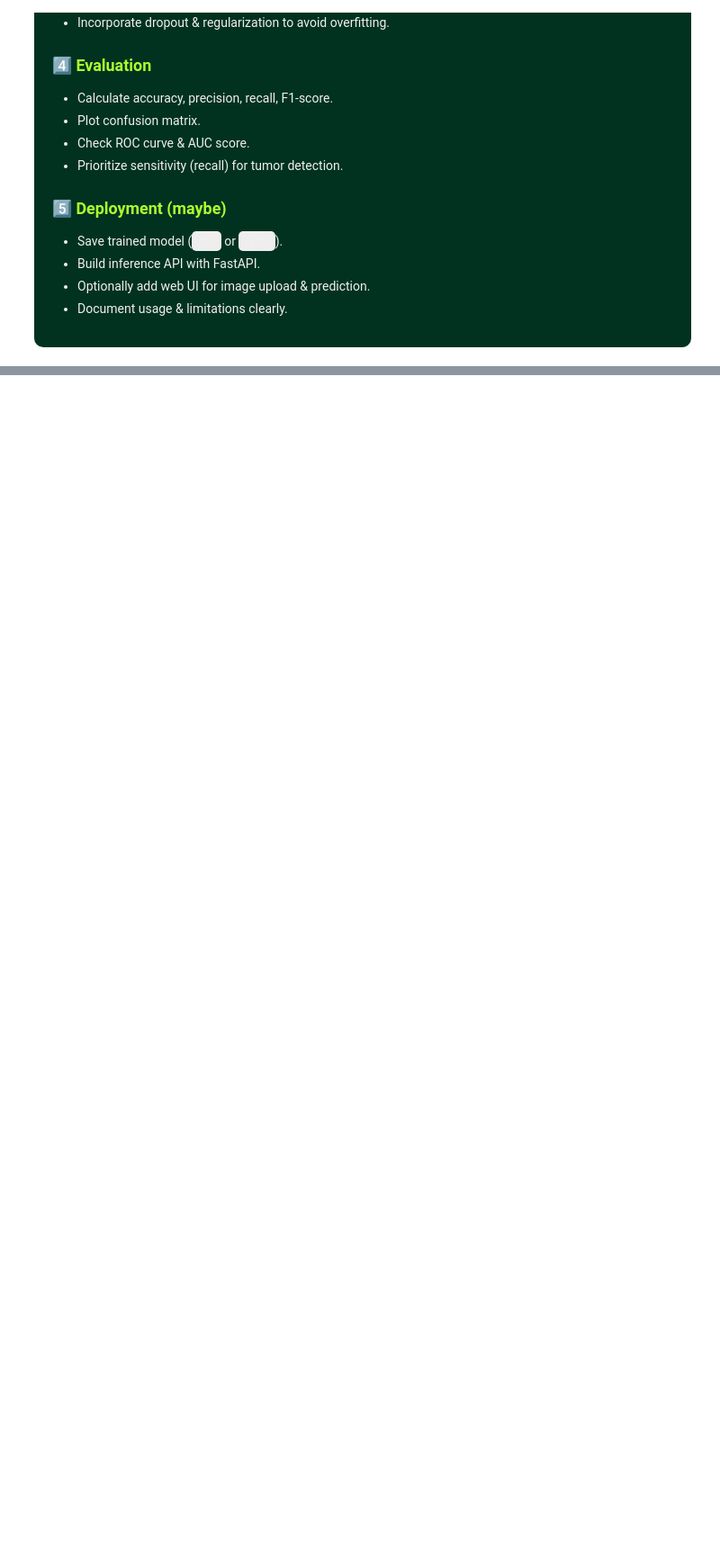
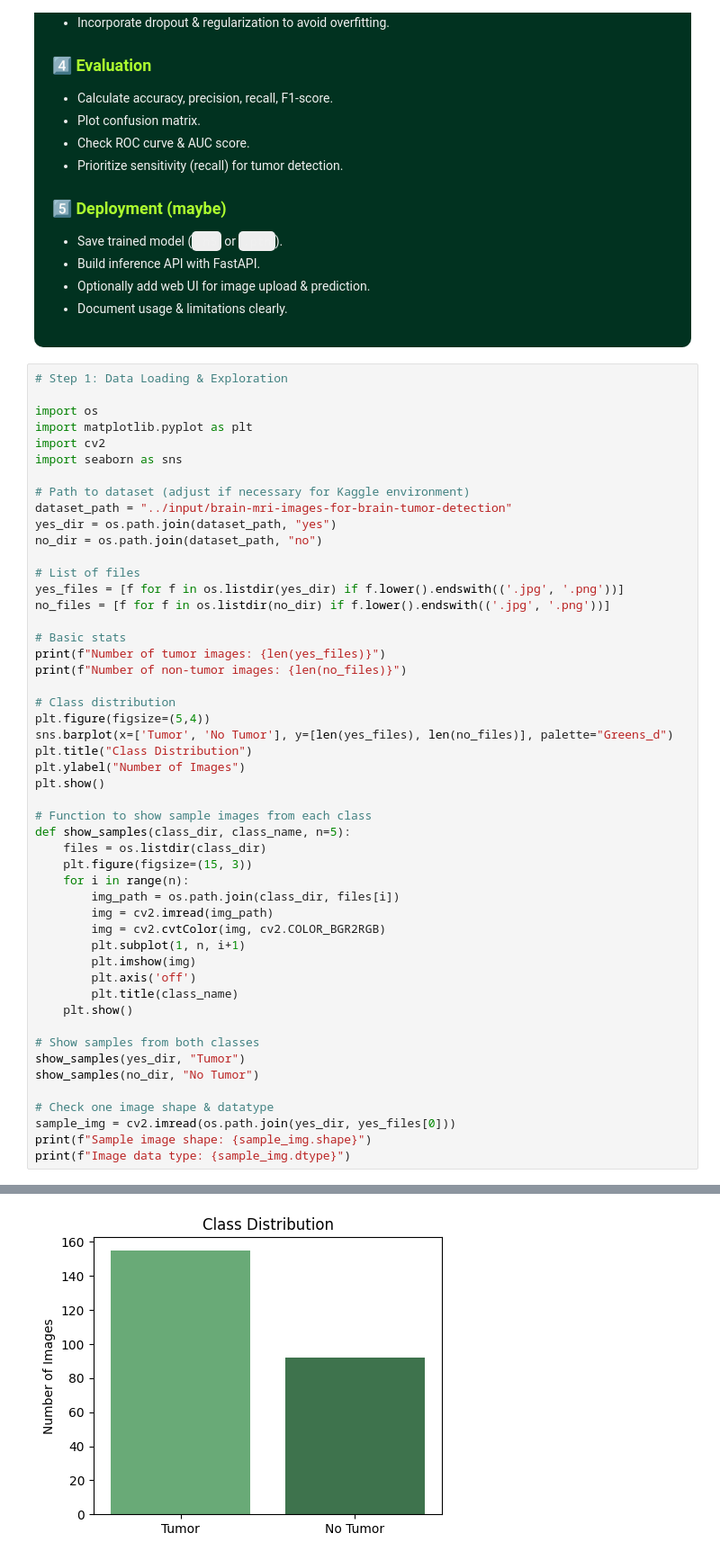
Before and after one commit to alabhastam/Brain-Tumor-Detection, a Jupyter notebook: main.ipynb, the cells around one changed output, grey strips where cells are left out. Shown at 90% size. Drawn from its saved outputs; the diff is of its cells as text; blank space fills up the shorter version.

Commit message:
Kaggle Notebook | Brain-Tumor-Detection | Version 2

```diff
--- a/main.ipynb
+++ b/main.ipynb
@@ -84,3 +84,54 @@
     <li>Document usage & limitations clearly.</li>
   </ul>
 </div>
+# %%
+# Step 1: Data Loading & Exploration
+
+import os
+import matplotlib.pyplot as plt
+import cv2
+import seaborn as sns
+
+# Path to dataset (adjust if necessary for Kaggle environment)
+dataset_path = "../input/brain-mri-images-for-brain-tumor-detection"
+yes_dir = os.path.join(dataset_path, "yes")
+no_dir = os.path.join(dataset_path, "no")
+
+# List of files
+yes_files = [f for f in os.listdir(yes_dir) if f.lower().endswith(('.jpg', '.png'))]
+no_files = [f for f in os.listdir(no_dir) if f.lower().endswith(('.jpg', '.png'))]
+
+# Basic stats
+print(f"Number of tumor images: {len(yes_files)}")
+print(f"Number of non-tumor images: {len(no_files)}")
+
+# Class distribution
+plt.figure(figsize=(5,4))
+sns.barplot(x=['Tumor', 'No Tumor'], y=[len(yes_files), len(no_files)], palette="Greens_d")
+plt.title("Class Distribution")
+plt.ylabel("Number of Images")
+plt.show()
+
+# Function to show sample images from each class
+def show_samples(class_dir, class_name, n=5):
+    files = os.listdir(class_dir)
+    plt.figure(figsize=(15, 3))
+    for i in range(n):
+        img_path = os.path.join(class_dir, files[i])
+        img = cv2.imread(img_path)
+        img = cv2.cvtColor(img, cv2.COLOR_BGR2RGB)
+        plt.subplot(1, n, i+1)
+        plt.imshow(img)
+        plt.axis('off')
+        plt.title(class_name)
+    plt.show()
+
+# Show samples from both classes
+show_samples(yes_dir, "Tumor")
+show_samples(no_dir, "No Tumor")
+
+# Check one image shape & datatype
+sample_img = cv2.imread(os.path.join(yes_dir, yes_files[0]))
+print(f"Sample image shape: {sample_img.shape}")
+print(f"Image data type: {sample_img.dtype}")
+# %% [output]
@@ -86,0 +140 @@
+[figure, added]
```
Also changed, not shown: parts of 1 cell of this notebook.
